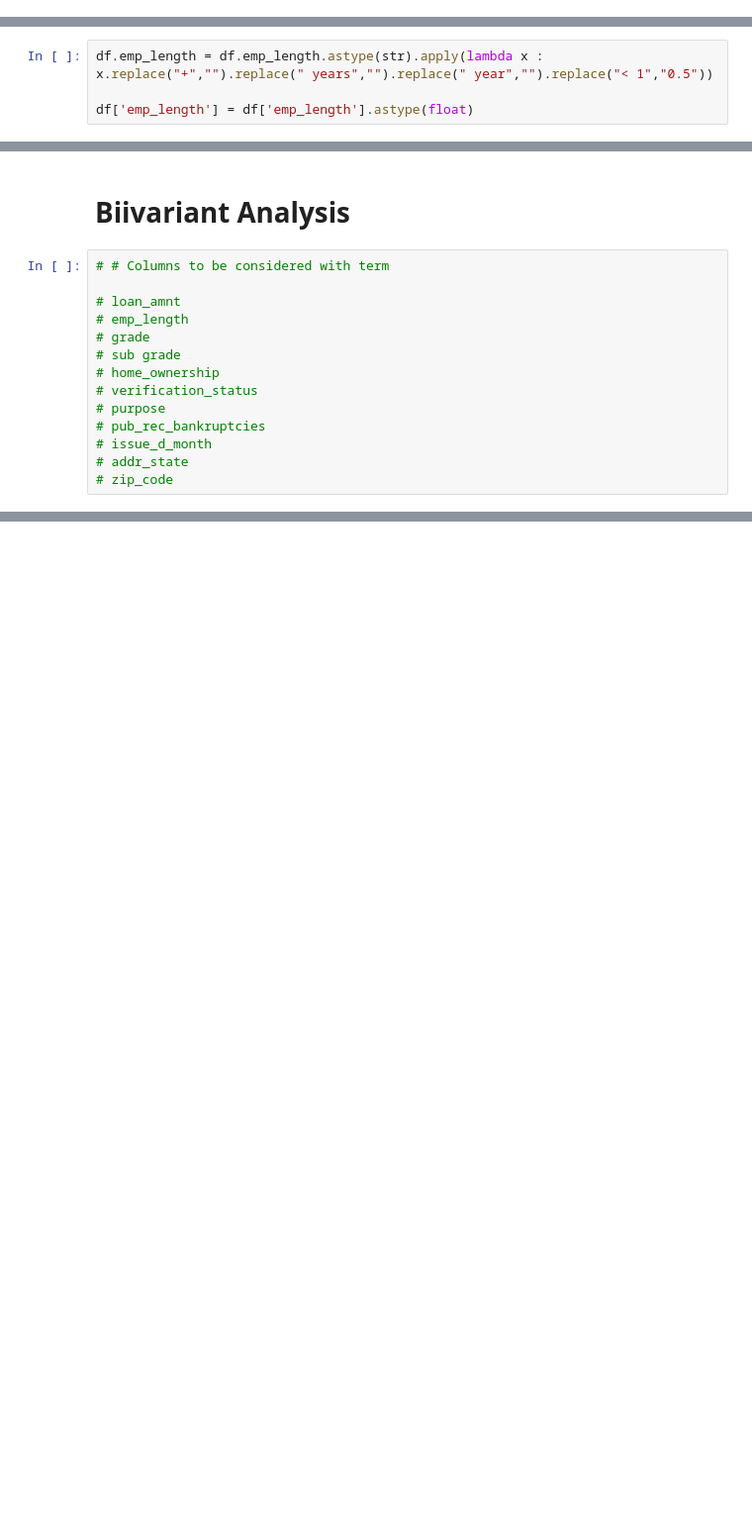
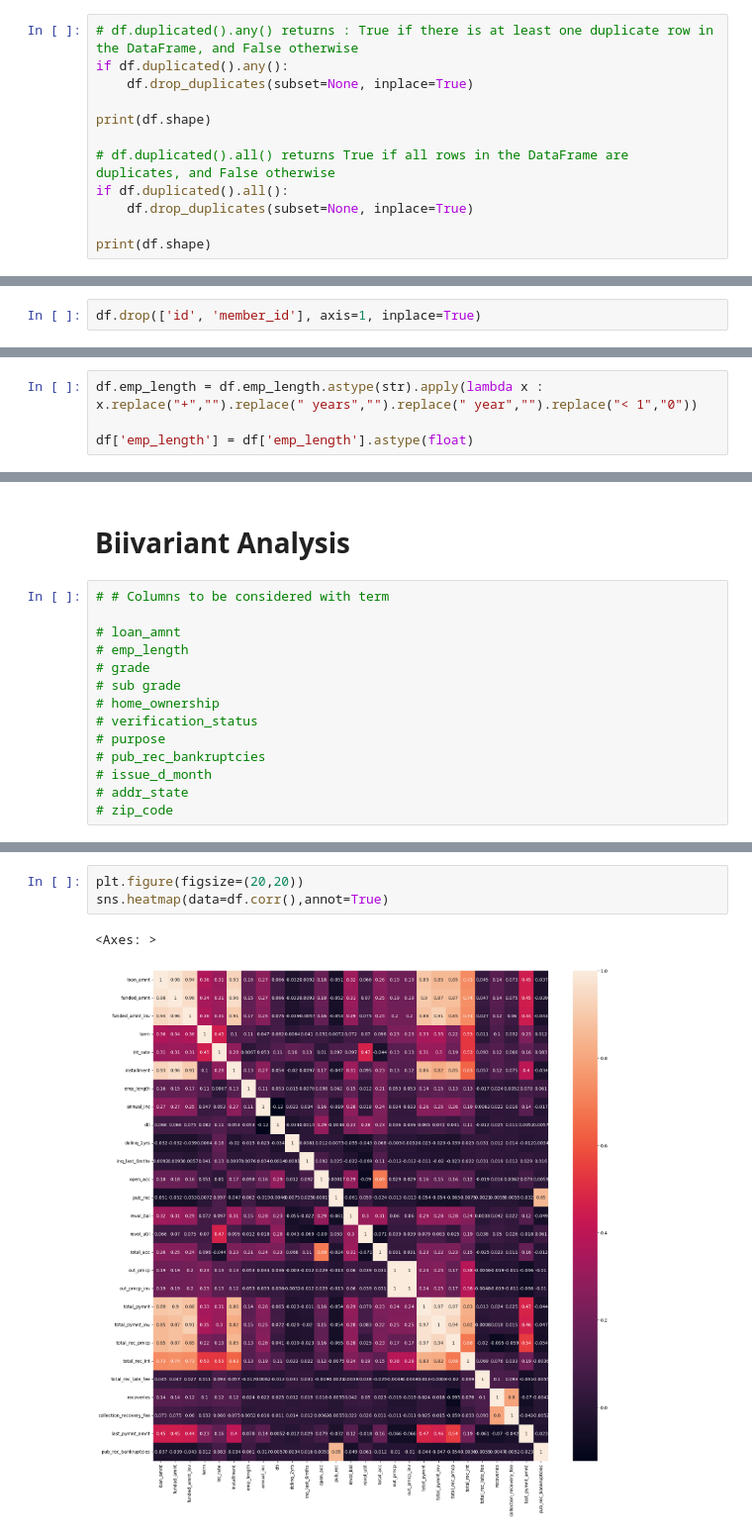
Before and after one commit to saurabhbhargava6/Lending-Case-Study, a Jupyter notebook: LendingClub_CaseStudy.ipynb, the cells around one changed output, grey strips where cells are left out. Shown at 99% size. Saved outputs shown, nothing was run; the diff lists cells and outputs as text; blank space fills up the shorter version.

```diff
--- a/LendingClub_CaseStudy.ipynb
+++ b/LendingClub_CaseStudy.ipynb
@@ -319,3 +319,15 @@ df = df.drop(null_columns, axis=1)
 df.shape
 # %% [output]
 (39717, 57)
+# %%
+# df.duplicated().any() returns : True if there is at least one duplicate row in the DataFrame, and False otherwise
+if df.duplicated().any():
+    df.drop_duplicates(subset=None, inplace=True)
+
+print(df.shape)
+
+# df.duplicated().all() returns True if all rows in the DataFrame are duplicates, and False otherwise
+if df.duplicated().all():
+    df.drop_duplicates(subset=None, inplace=True)
+
+print(df.shape)
@@ -433,3 +508,5 @@ df.shape
+# %%
+df.drop(['id', 'member_id'], axis=1, inplace=True)
 # %%
 df.loan_status.value_counts()
 # %% [output]
@@ -767,5 +1050,5 @@ df.emp_length.value_counts()
 # %%
-df.emp_length = df.emp_length.astype(str).apply(lambda x : x.replace("+","").replace(" years","").replace(" year","").replace("< 1","0.5"))
+df.emp_length = df.emp_length.astype(str).apply(lambda x : x.replace("+","").replace(" years","").replace(" year","").replace("< 1","0"))
 
 df['emp_length'] = df['emp_length'].astype(float)
 # %%
@@ -821,0 +1157,6 @@ df.groupby(['term', 'addr_state']).size().unstack().plot(kind='bar', stacked=Tru
+# %%
+plt.figure(figsize=(20,20))
+sns.heatmap(data=df.corr(),annot=True)
+# %% [output]
+<Axes: >
+[figure, added]
```
Also changed, not shown: parts of 45 cells of this notebook.
